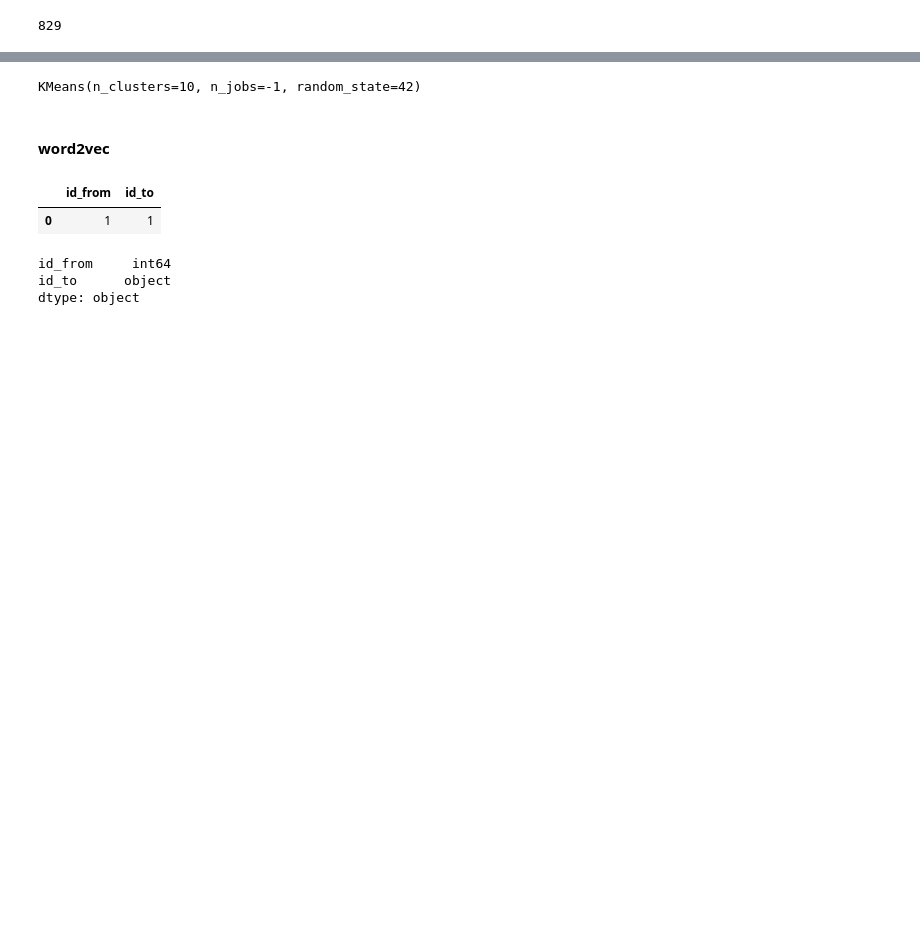
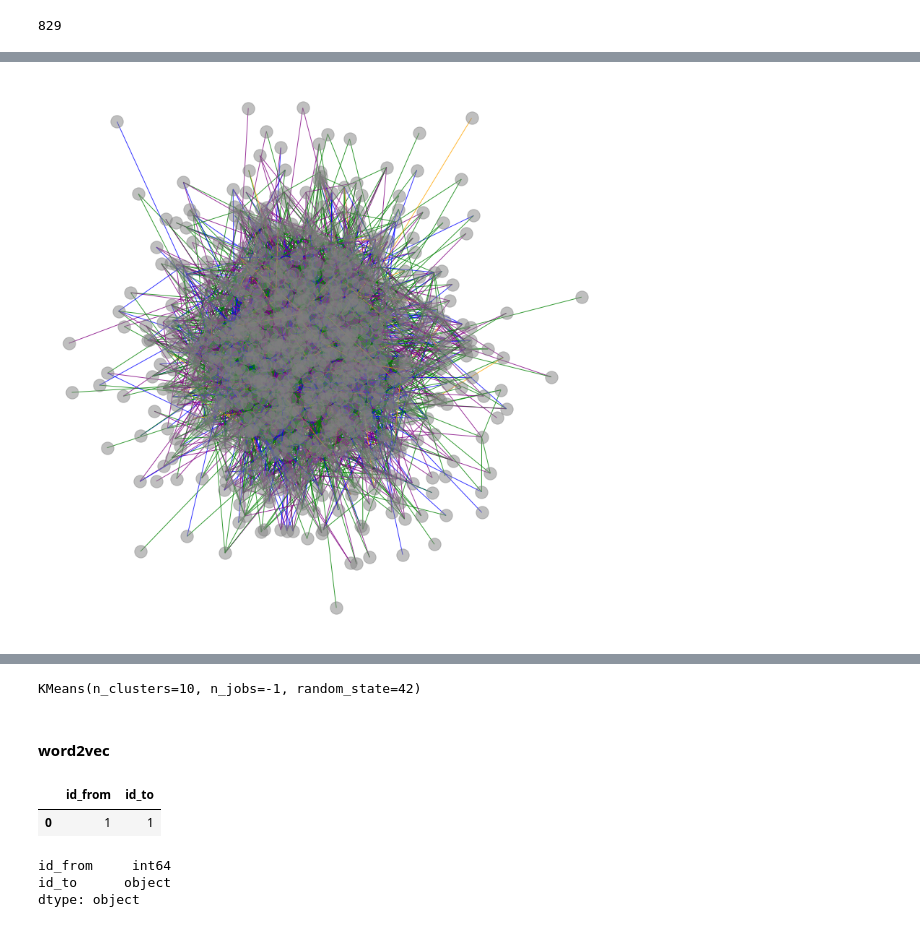
Before and after one commit to uni-3/network-analysis, a Jupyter notebook: notebooks/node2vec_rec.ipynb, the cells around one changed output, grey strips where cells are left out. Drawn from its saved outputs; the diff is of its cells as text; code cells hidden in the pictures; blank space fills up the shorter version.

```diff
--- a/notebooks/node2vec_rec.ipynb
+++ b/notebooks/node2vec_rec.ipynb
@@ -106,0 +172,4 @@ plt.show()
+# %%
+draw_network(g2, df_role, edge_color=edge_color, draw_label=False, node_color='gray')
+# %% [output]
+[figure, added]
```
Also changed, not shown: parts of 20 cells of this notebook.
